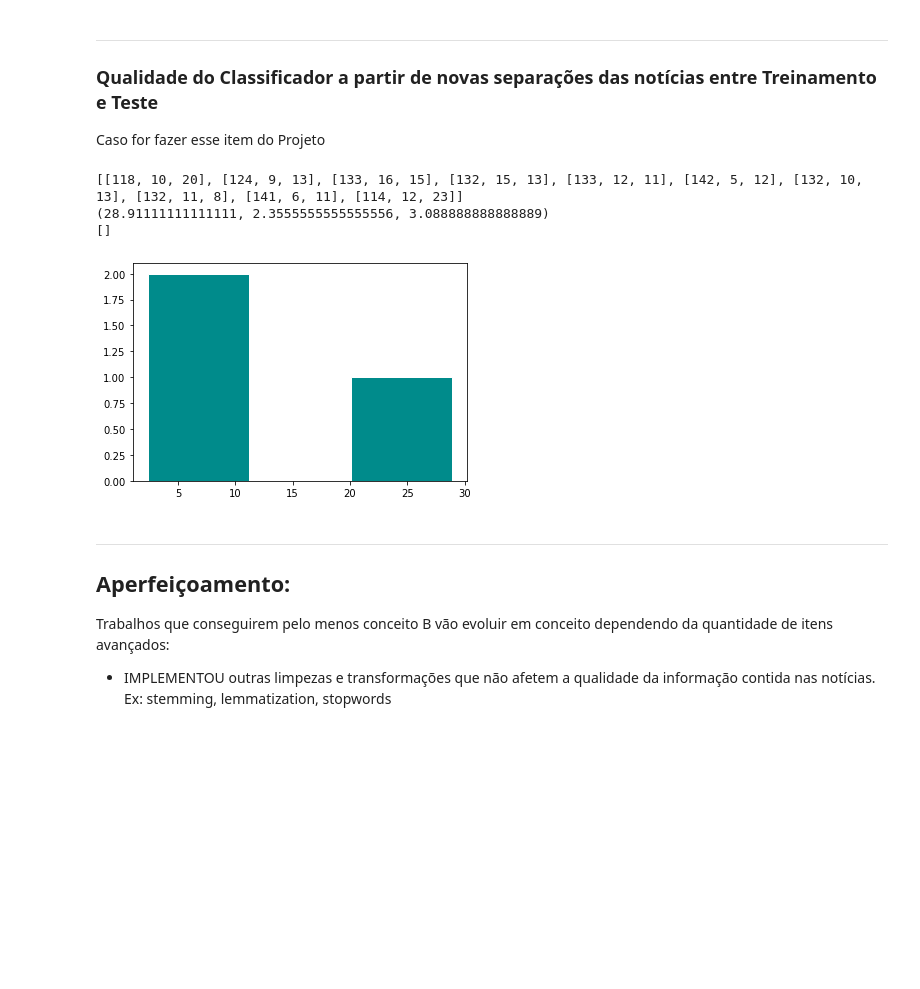
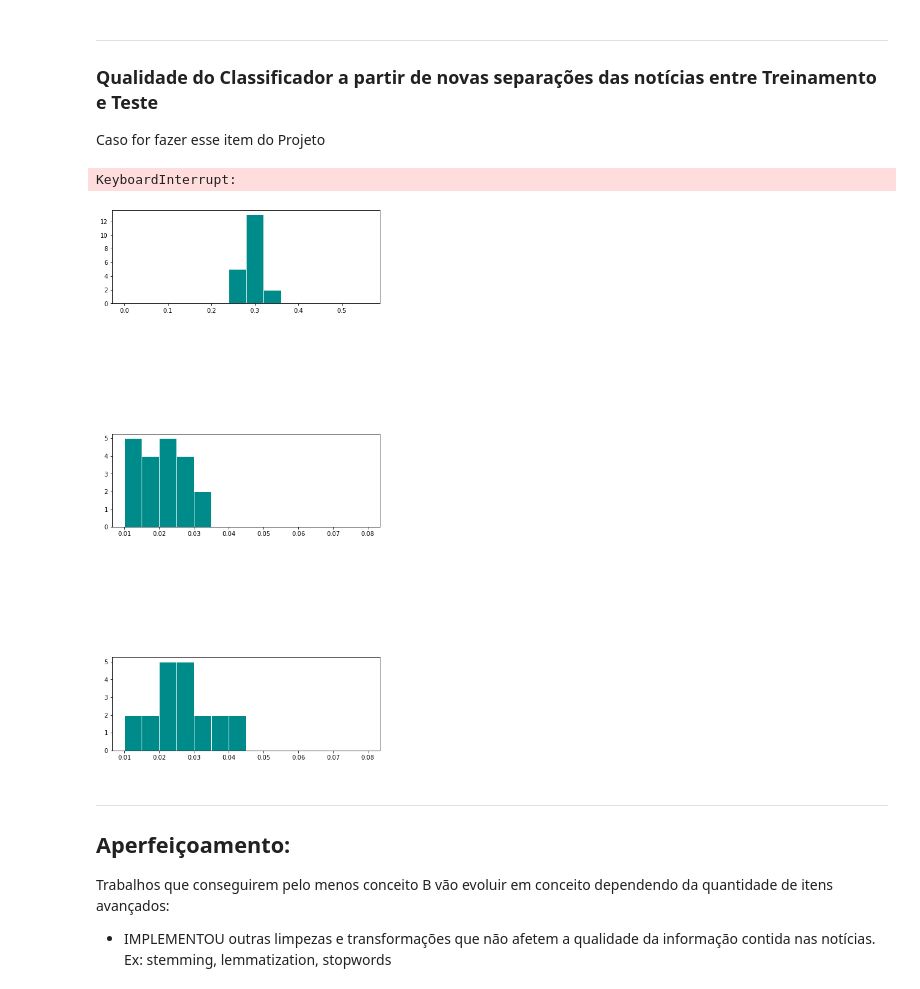
Before and after one commit to insper-classroom/22-2a-cd-p1-grupo_rodrigol5, a Jupyter notebook: notebooks/relatorio.ipynb, the cells around one changed output. Saved outputs shown, nothing was run; the diff lists cells and outputs as text; code cells hidden in the pictures; blank space fills up the shorter version.

Commit message:
histograma

```diff
--- a/notebooks/relatorio.ipynb
+++ b/notebooks/relatorio.ipynb
@@ -263,7 +263,7 @@ porcentagem_m_relevantes = []
 
 contador = 0
 
-while contador < 10:
+while contador < 20:
     train = pd.read_excel(filename, sheet_name = 'Treinamento')
     test = pd.read_excel(filename, sheet_name = 'Teste')
 
@@ -457,24 +457,37 @@ print(lista_essas_porcentagems)
 
 print(historico_acertos)
 # %% [output]
-[[118, 10, 20], [124, 9, 13], [133, 16, 15], [132, 15, 13], [133, 12, 11], [142, 5, 12], [132, 10, 13], [132, 11, 8], [141, 6, 11], [114, 12, 23]]
-(28.91111111111111, 2.3555555555555556, 3.088888888888889)
-[]
+KeyboardInterrupt:
 # %%
 acertos_irrelevantes = pd.Series(porcentagem_irrelevantes)
-acertos_rrelevantes = pd.Series(porcentagem_relevantes)
+acertos_relevantes = pd.Series(porcentagem_relevantes)
 acertos_m_relevantes = pd.Series(porcentagem_m_relevantes)
 
 
 # Histograma da variável renda considerando faixas de AMPLITUDES IGUAIS
-plt.hist(lista_essas_porcentagems, bins=3, color='darkcyan', edgecolor='white')
+faixa1 = np.arange(0,0.6,0.04)
+faixa2 = np.arange(0.01,0.08,0.005)
+fig = plt.figure(figsize=(8, 20))
+
+plt.subplot(611)
+plt.hist(acertos_irrelevantes, bins=faixa1, color='darkcyan', edgecolor='white')
+plt.title('')
+plt.ylabel('')
+
+plt.subplot(613)
+plt.hist(acertos_relevantes, bins=faixa2, color='darkcyan', edgecolor='white')
+plt.title('')
+plt.ylabel('')
+
+plt.subplot(615)
+plt.hist(acertos_m_relevantes, bins=faixa2, color='darkcyan', edgecolor='white')
 plt.title('')
 plt.ylabel('')
 
 
 plt.show()
 # %% [output]
-[figure, old version]
+[figure, new version]
 # %% [markdown]
 ___
 ## Aperfeiçoamento:
```
Also changed, not shown: parts of 1 cell of this notebook, 1 other file.
